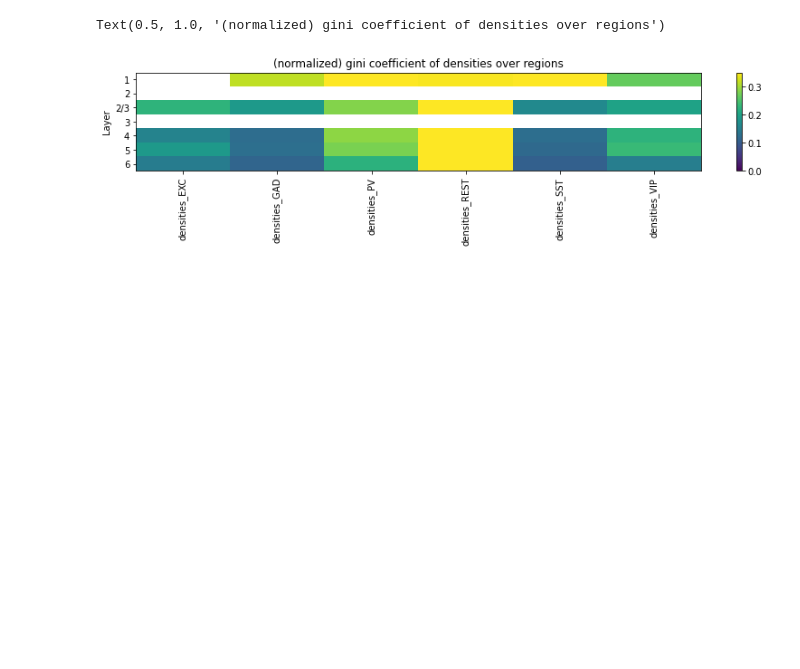
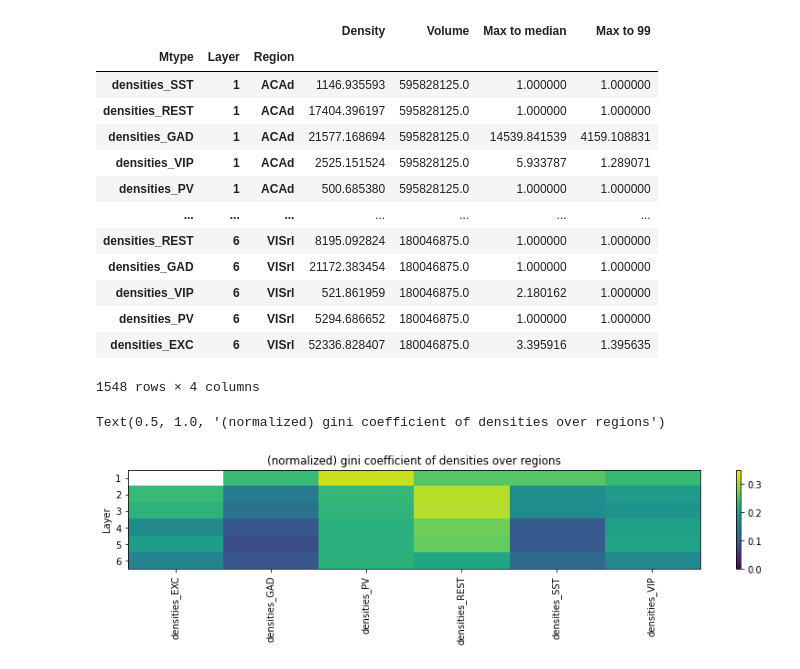
Before and after one commit to BlueBrain/cell-density-validations, a Jupyter notebook: notebooks/Detect outlying densities.ipynb, the cells around one changed output. Cells and saved outputs as stored; diff of their text form; code cells hidden in the pictures; blank space fills up the shorter version.

```diff
--- a/notebooks/Detect outlying densities.ipynb
+++ b/notebooks/Detect outlying densities.ipynb
@@ -1,20 +1,36 @@
 # %%
 import pandas
 import numpy
 from matplotlib import pyplot as plt
 from toposample.data.data_structures import ConditionCollection
 
 %matplotlib inline
 
 gini_thresh = 0.25
 
-fn = "/home/reimann/Documents/data/THNCX/M7_validation/compared_densities_VIP_SST_PV_v2.pkl"
+fn = "/home/reimann/Documents/data/THNCX/M7_validation/compared_densities_VIP_SST_PV_FIX.pkl"
 data = pandas.read_pickle(fn)
+display(data)
 cc = ConditionCollection.from_pandas(data["Density"])
 
 layers = sorted(cc.labels_of("Layer"))
 mtypes = sorted(cc.labels_of("Mtype"))
 regions = sorted(cc.labels_of("Region"))
+# %% [output]
+|  |  |  | Density | Volume | Max to median | Max to 99 |
+| Mtype | Layer | Region |  |  |  |  |
+| densities_SST | 1 | ACAd | 1146.935593 | 595828125.0 | 1.000000 | 1.000000 |
+| densities_REST | 1 | ACAd | 17404.396197 | 595828125.0 | 1.000000 | 1.000000 |
+| densities_GAD | 1 | ACAd | 21577.168694 | 595828125.0 | 14539.841539 | 4159.108831 |
+| densities_VIP | 1 | ACAd | 2525.151524 | 595828125.0 | 5.933787 | 1.289071 |
+| densities_PV | 1 | ACAd | 500.685380 | 595828125.0 | 1.000000 | 1.000000 |
+| ... | ... | ... | ... | ... | ... | ... |
+| densities_REST | 6 | VISrl | 8195.092824 | 180046875.0 | 1.000000 | 1.000000 |
+| densities_GAD | 6 | VISrl | 21172.383454 | 180046875.0 | 1.000000 | 1.000000 |
+| densities_VIP | 6 | VISrl | 521.861959 | 180046875.0 | 2.180162 | 1.000000 |
+| densities_PV | 6 | VISrl | 5294.686652 | 180046875.0 | 1.000000 | 1.000000 |
+| densities_EXC | 6 | VISrl | 52336.828407 | 180046875.0 | 3.395916 | 1.395635 |
+1548 rows × 4 columns
 # %%
 def distribution_gini(vals):
     vals = [_x for _x in vals if not numpy.isnan(_x)]
@@ -68,7 +84,7 @@ ax.set_ylabel("Layer")
 ax.set_title("(normalized) gini coefficient of densities over regions")
 # %% [output]
 Text(0.5, 1.0, '(normalized) gini coefficient of densities over regions')
-[figure, old version]
+[figure, new version]
 # %%
 exceeds = [x.cond for x in gini.contents if x.res > gini_thresh]
 
```
Also changed, not shown: parts of 7 cells of this notebook, 1 other file.
